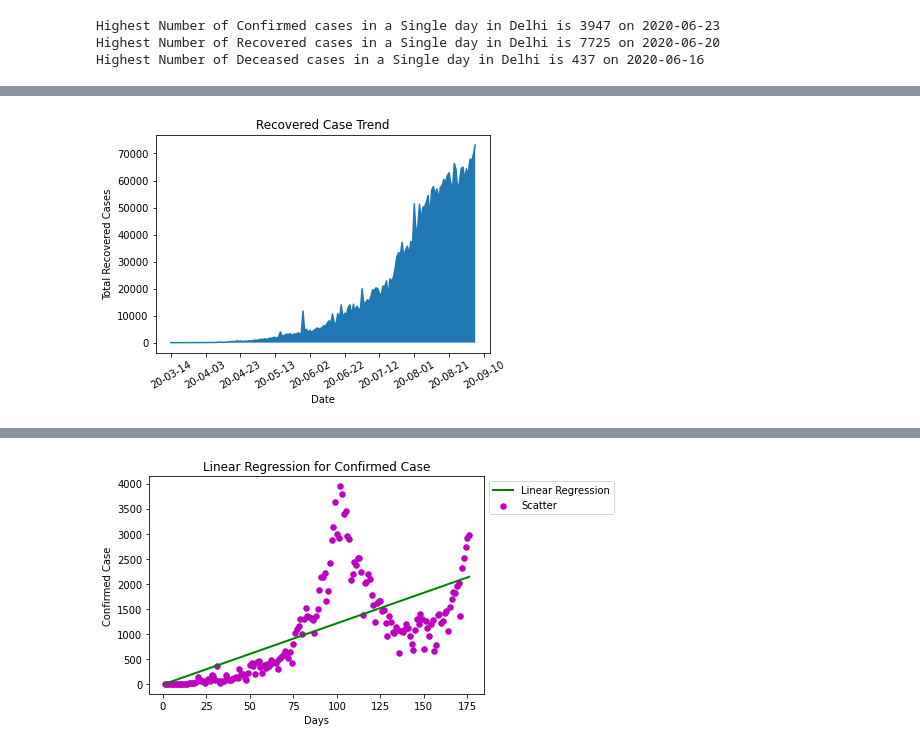
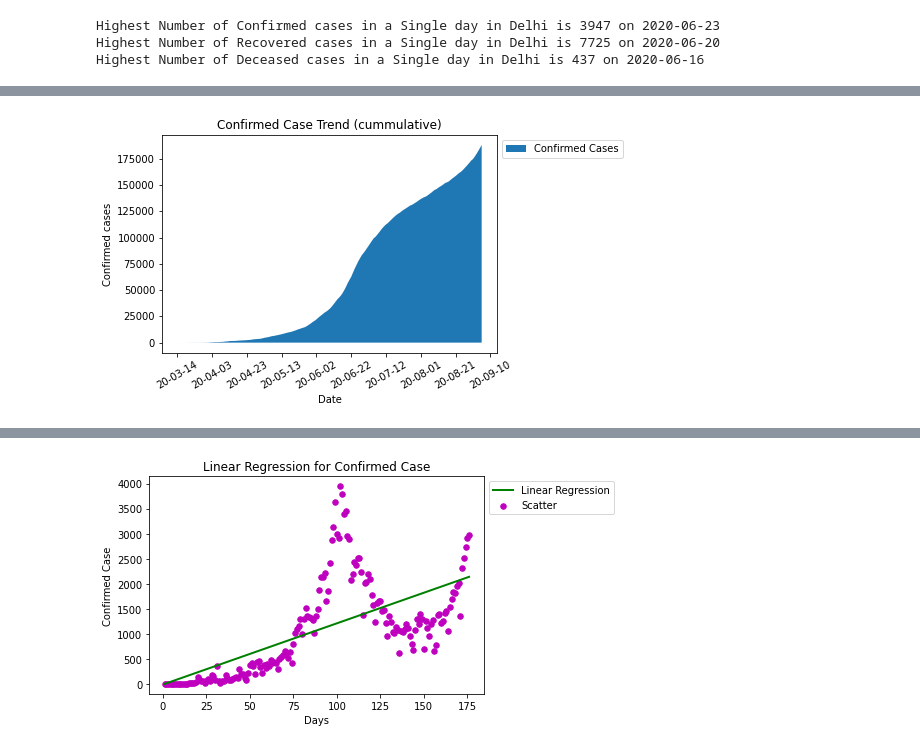
Before and after one commit to reshan9b11/Data-Mining-Assignment_1, a Jupyter notebook: dmg_12.ipynb, the cells around one changed output, grey strips where cells are left out. Saved outputs shown, nothing was run; the diff lists cells and outputs as text; code cells hidden in the pictures.

```diff
--- a/dmg_12.ipynb
+++ b/dmg_12.ipynb
@@ -195,12 +317,12 @@ for s in state:
 # %%
-#Answer 2_1
+#Answer 2_2
 from datetime import date, timedelta
 import matplotlib.dates as mdates
 graph_confirm = filterStatusConfirmed[(filterStatusConfirmed['date'] >= '2020-03-14') & (filterStatusConfirmed['date'] <= '2020-09-05')]
 x_value_c=graph_confirm['date'].to_numpy()
 #print(x_value)
-y_value_c=graph_confirm['tt'].to_numpy()
-plt.title('Confiremd Case Trend')
+y_value_c=graph_confirm['dl'].tolist()
+plt.title('Confirmed Case Trend')
 plt.xlabel('Date')
 plt.ylabel('Number of total cases')
 plt.gca().xaxis.set_major_formatter(mdates.DateFormatter('%y-%m-%d'))
@@ -211,35 +333,101 @@ plt.plot(x_value_c,y_value_c)
 plt.fill_between(x_value_c,0,y_value_c)
 plt.show()
 
+
+#cummulative
+#Cummullative
+y_c=graph_confirm['dl'].tolist()
+y_graph_value=[]
+temp=0
+for i in range(len(y_c)):
+    temp+=y_c[i]
+    y_graph_value.append(temp)
+# print(x_value_c)
+plt.title('Confirmed Case Trend (cummulative)')
+plt.xlabel('Date')
+plt.ylabel('Confirmed cases')
+plt.gca().xaxis.set_major_formatter(mdates.DateFormatter('%y-%m-%d'))
+plt.gca().xaxis.set_major_locator(mdates.DayLocator(interval=20))
+plt.xticks(rotation=30)
+#plt.plot(x_value_c,y_value)
+plt.fill_between(x_value_c,0,y_graph_value,label ='Confirmed Cases',linestyle = '-',linewidth = 2)
+plt.legend(bbox_to_anchor = (1,1),loc='upper left')
+plt.show()
+
+
 #Recovered
 graph_recover = filterStatusRecovered[(filterStatusRecovered['date'] >= '2020-03-14') & (filterStatusRecovered['date'] <= '2020-09-05')]
 x_value_r=graph_recover['date'].to_numpy()
 #print(x_value)
-y_value_r=graph_recover['tt'].to_numpy()
+y_value_r=graph_recover['dl'].to_numpy()
 plt.title('Recovered Case Trend')
 plt.xlabel('Date')
 plt.ylabel('Total Recovered Cases')
 plt.gca().xaxis.set_major_formatter(mdates.DateFormatter('%y-%m-%d'))
 plt.gca().xaxis.set_major_locator(mdates.DayLocator(interval=20))
 plt.xticks(rotation=30)
+plt.plot(x_value_r,y_value_r)
 # plt.plot_date(x_value_r, y_value_r ,label="Scatter plot")
-plt.plot(x_value_r,y_value_r)
 plt.fill_between(x_value_r,0,y_value_r)
 plt.show()
+
+#cummulative
+#Cummullative
+y_r=graph_recover['dl'].tolist()
+y_graph_value=[]
+temp=0
+for i in range(len(y_r)):
+    temp+=y_r[i]
+    y_graph_value.append(temp)
+# print(x_value_c)
+plt.title('Recover Case Trend (cummulative)')
+plt.xlabel('Date')
+plt.ylabel('Recover cases')
+plt.gca().xaxis.set_major_formatter(mdates.DateFormatter('%y-%m-%d'))
+plt.gca().xaxis.set_major_locator(mdates.DayLocator(interval=20))
+plt.xticks(rotation=30)
+#plt.plot(x_value_c,y_value)
+plt.fill_between(x_value_c,0,y_graph_value,label ='Recovered Cases',linestyle = '-',linewidth = 2)
+plt.legend(bbox_to_anchor = (1,1),loc='upper left')
+#plt.plot_date(x_value, y_value )
+#plt.fill_between(x_value_c,0,y_graph_value,label ='Linear Regression',linestyle = '-',linewidth = 2)
+plt.show()
+
 
 #Deceased
 graph_deceased = filterStatusDeceased[(filterStatusDeceased['date'] >= '2020-03-14') & (filterStatusDeceased['date'] <= '2020-09-05')]
 x_value_d=graph_deceased['date'].to_numpy()
 #print(x_value)
-y_value_d=graph_deceased['tt'].to_numpy()
+y_value_d=graph_deceased['dl'].to_numpy()
 plt.title('deceased Case Trend')
 plt.xlabel('Date')
 plt.ylabel('Number of total Deceased')
 plt.gca().xaxis.set_major_formatter(mdates.DateFormatter('%y-%m-%d'))
 plt.gca().xaxis.set_major_locator(mdates.DayLocator(interval=20))
 plt.xticks(rotation=30)
-plt.plot(x_value_d,y_value_d)
-# plt.plot_date(x_value_d, y_value_d ,label="Scatter plot")
+plt.plot(x_value_d, y_value_d)
 plt.fill_between(x_value_d,0,y_value_d)
 plt.show()
+
+#cummulative
+#Cummullative
+y_d=graph_deceased['dl'].tolist()
+y_graph_value=[]
+temp=0
+for i in range(len(y_d)):
+    temp+=y_d[i]
+    y_graph_value.append(temp)
+# print(x_value_c)
+plt.title('Decaesed Case Trend (cummulative)')
+plt.xlabel('Date')
+plt.ylabel('Deceased cases')
+plt.gca().xaxis.set_major_formatter(mdates.DateFormatter('%y-%m-%d'))
+plt.gca().xaxis.set_major_locator(mdates.DayLocator(interval=20))
+plt.xticks(rotation=30)
+#plt.plot(x_value_c,y_value)
+plt.fill_between(x_value_c,0,y_graph_value,label ='Decaesed Cases',linestyle = '-',linewidth = 2)
+plt.legend(bbox_to_anchor = (1,1),loc='upper left')
+#plt.plot_date(x_value, y_value )
+#plt.fill_between(x_value_c,0,y_graph_value,label ='Linear Regression',linestyle = '-',linewidth = 2)
+plt.show()
 # %% [output]
@@ -247 +435 @@ plt.show()
-[figure, old version]
+[figure, new version]
```
Also changed, not shown: parts of 7 cells of this notebook, 1 other file.
